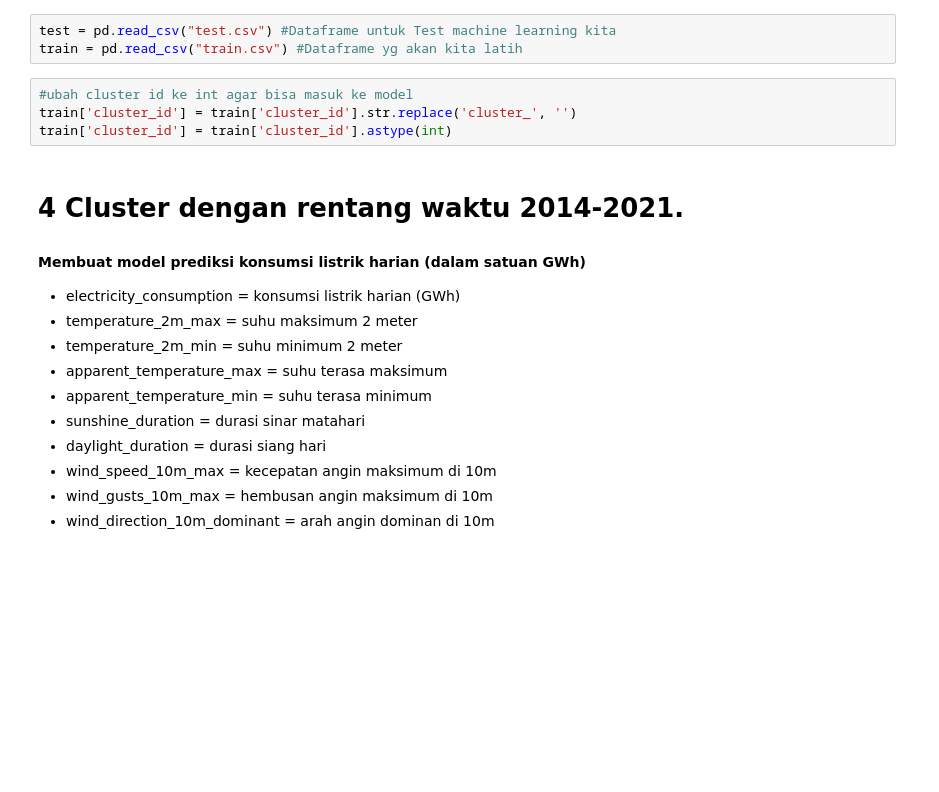
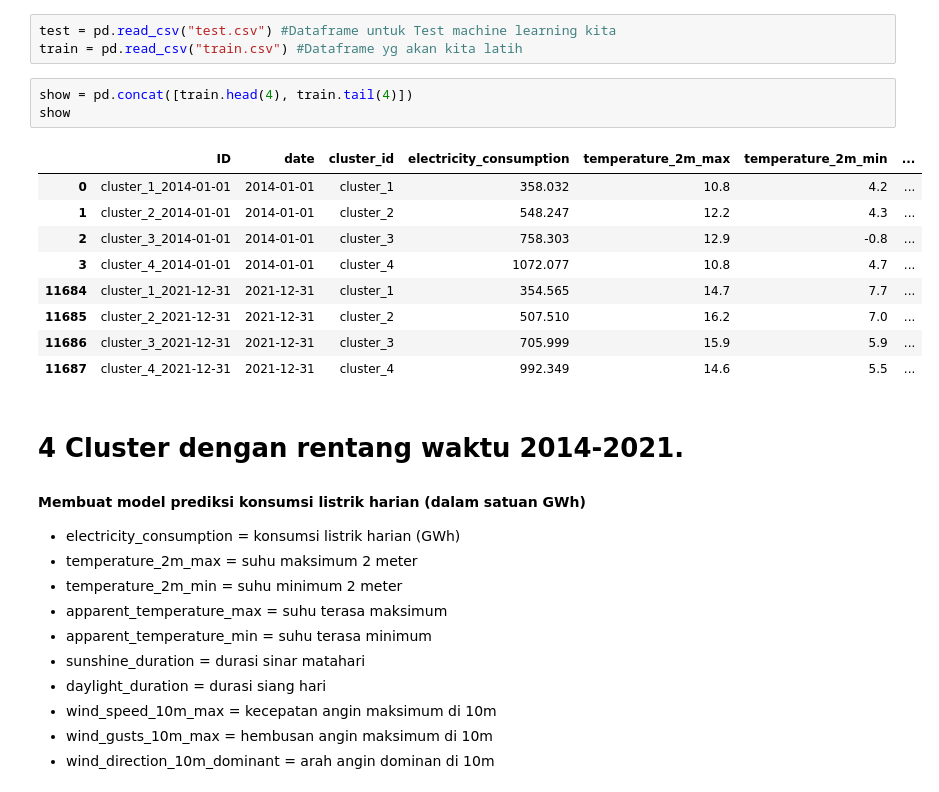
Before and after one commit to petery05/seleksiCFDSA17, a Jupyter notebook: seleksidsa17.ipynb, the cells around one changed output. Cells and saved outputs as stored; diff of their text form; blank space fills up the shorter version.

```diff
--- a/seleksidsa17.ipynb
+++ b/seleksidsa17.ipynb
@@ -11,10 +10,19 @@ ModuleNotFoundError: No module named 'seaborn'
 # %%
 test = pd.read_csv("test.csv") #Dataframe untuk Test machine learning kita
 train = pd.read_csv("train.csv") #Dataframe yg akan kita latih
-# %%
-#ubah cluster id ke int agar bisa masuk ke model
-train['cluster_id'] = train['cluster_id'].str.replace('cluster_', '')
-train['cluster_id'] = train['cluster_id'].astype(int)
+# %%
+show = pd.concat([train.head(4), train.tail(4)])
+show
+# %% [output]
+|  | ID | date | cluster_id | electricity_consumption | temperature_2m_max | temperature_2m_min | ... |
+| 0 | cluster_1_2014-01-01 | 2014-01-01 | cluster_1 | 358.032 | 10.8 | 4.2 | ... |
+| 1 | cluster_2_2014-01-01 | 2014-01-01 | cluster_2 | 548.247 | 12.2 | 4.3 | ... |
+| 2 | cluster_3_2014-01-01 | 2014-01-01 | cluster_3 | 758.303 | 12.9 | -0.8 | ... |
+| 3 | cluster_4_2014-01-01 | 2014-01-01 | cluster_4 | 1072.077 | 10.8 | 4.7 | ... |
+| 11684 | cluster_1_2021-12-31 | 2021-12-31 | cluster_1 | 354.565 | 14.7 | 7.7 | ... |
+| 11685 | cluster_2_2021-12-31 | 2021-12-31 | cluster_2 | 507.510 | 16.2 | 7.0 | ... |
+| 11686 | cluster_3_2021-12-31 | 2021-12-31 | cluster_3 | 705.999 | 15.9 | 5.9 | ... |
+| 11687 | cluster_4_2021-12-31 | 2021-12-31 | cluster_4 | 992.349 | 14.6 | 5.5 | ... |
 # %% [markdown]
 # 4 Cluster dengan rentang waktu 2014-2021.
 #### Membuat model prediksi konsumsi listrik harian (dalam satuan GWh)
```
Also changed, not shown: parts of 15 cells of this notebook, 5 other files.
